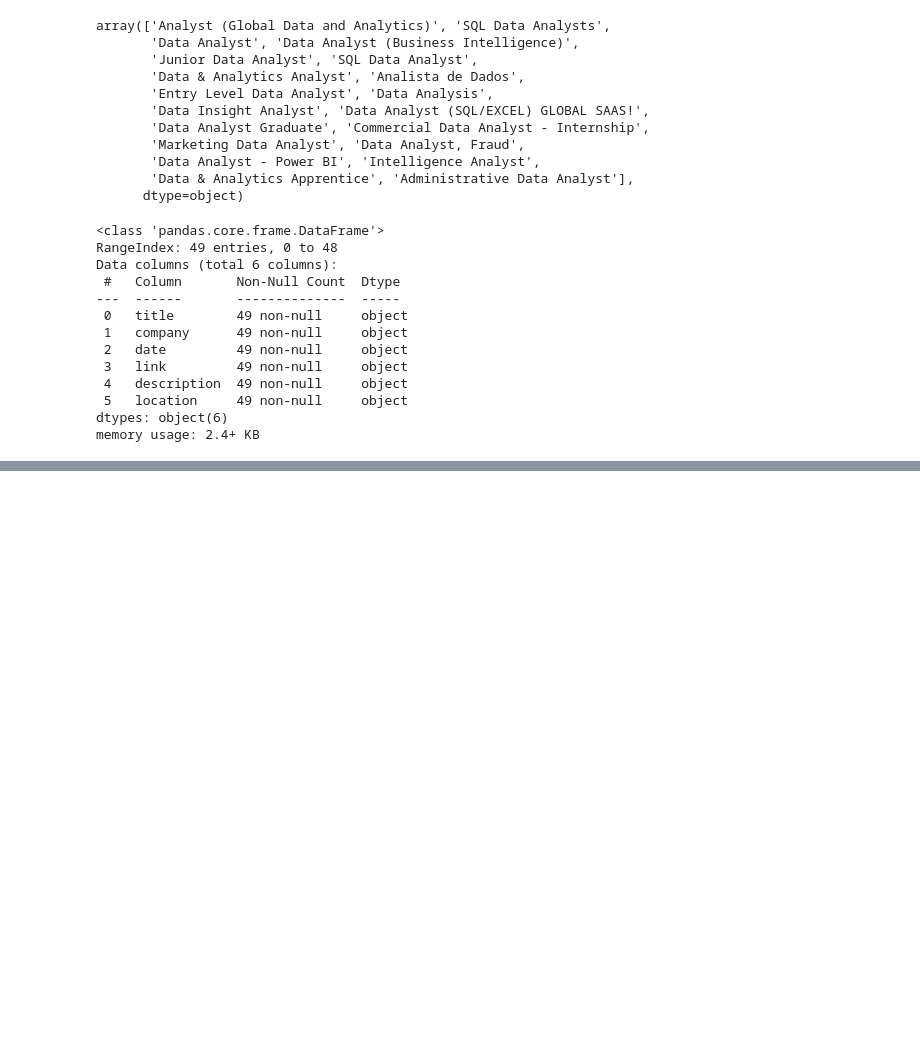
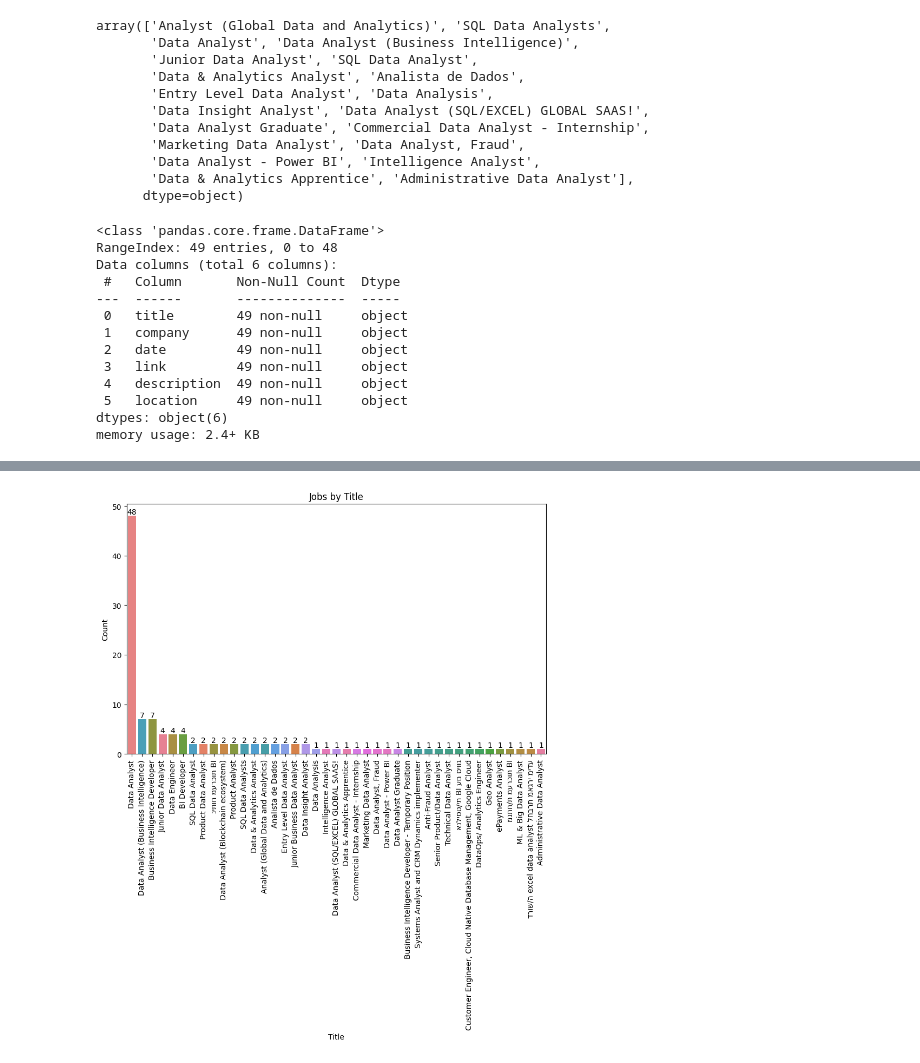
Before and after one commit to arielwendichansky/LinkedIn_analysis, a Jupyter notebook: linkedin_project.ipynb, the cells around one changed output, grey strips where cells are left out. Saved outputs shown, nothing was run; the diff lists cells and outputs as text; code cells hidden in the pictures; blank space fills up the shorter version.

```diff
--- a/linkedin_project.ipynb
+++ b/linkedin_project.ipynb
@@ -347,0 +371,16 @@ df_DA
+# %%
+# Distribution of jobs by Title
+
+plt.figure(figsize=(10, 6))
+
+ax = sns.countplot(data=df_DA, x='title', hue='title', order=df_DA['title'].value_counts().index)
+plt.xticks(rotation=90)
+for i in ax.containers:
+    ax.bar_label(i)
+plt.xlabel('Title')
+plt.ylabel('Count')
+plt.title('Jobs by Title')
+
+plt.show()
+# %% [output]
+[figure, added]
```
Also changed, not shown: parts of 20 cells of this notebook.
